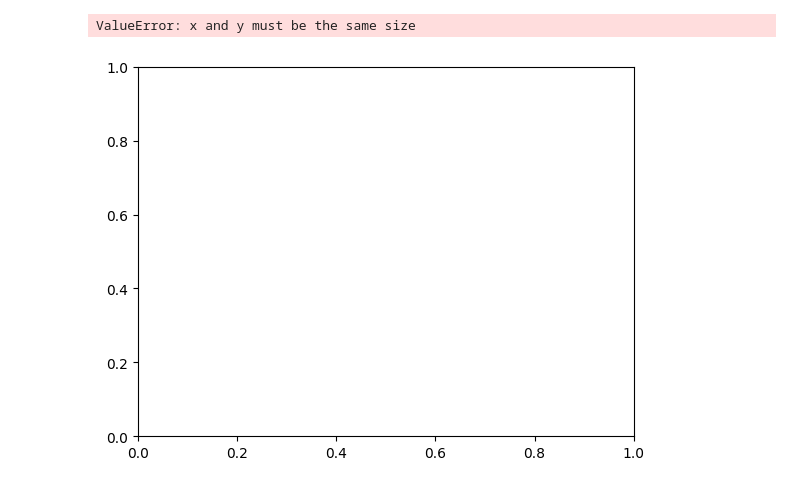
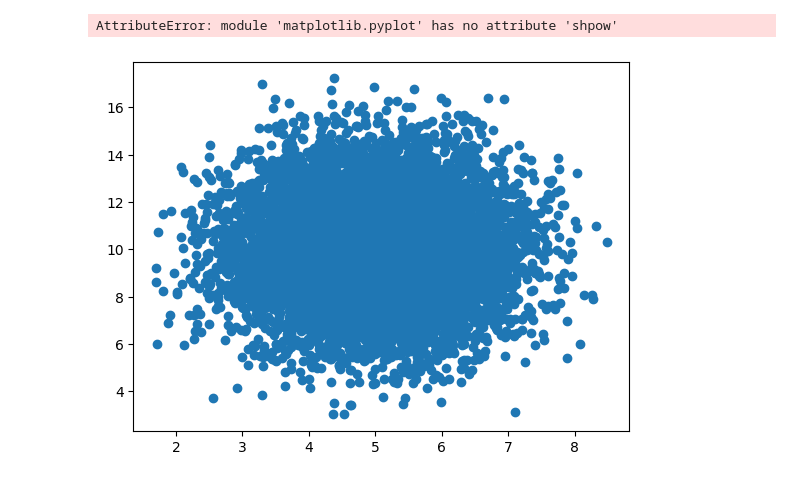
Before and after one commit to ernesth010/Discord-project, a Jupyter notebook: Untitled1.ipynb, the cells around one changed output. Drawn from its saved outputs; the diff is of its cells as text; code cells hidden in the pictures.

```diff
--- a/Untitled1.ipynb
+++ b/Untitled1.ipynb
@@ -18,35 +18,42 @@
 # print(x)
 # x = numpy.var(speed)
 # print(x)
 # x = numpy.std(speedb)
 # print(x)
 # x = numpy.var(speedb)
 # print(x)
 #
 
 #  import numpy
 # ages = [9,31,23,48,74,63,7,6,7,445,67,38,65]
 # x = numpy.percentile (ages, q=75)
 # print(x)
 
 # import numpy as np
 # import matplotlib.pyplot as plt
 # x =np.random.uniform(low =0.0,high=5.0, size=250)
 # plt.hist(x, bars =10)
 # plt.show()
 
 # import numpy
 # import matplotlib.pyplot as plt
 # x = numpy.random.normal(loc = 5.0, scale = 1.0, size = 10000)
 
 # plt.hist(x, bins = 100)
 # plt.show()
 
+# import matplotlib.pyplot as plt
+# x = [5,7,8,7,3,17, 9,6,12,9,11]
+# y = [99,86,87,88,111,86,103,87,77,86,85,99]
+# plt.scatter(x,y)
+# plt.show()
+
+import numpy as np
 import matplotlib.pyplot as plt
-x = [5,7,8,7,3,17, 9,6,12,9,11]
-y = [99,86,87,88,111,86,103,87,77,86,85,99]
+x = numpy.random.normal(loc=5.0, scale=1.0, size=10000)
+y = numpy.random.normal(loc=10.0, scale=2.0, size=10000)
 plt.scatter(x,y)
-plt.show()
+plt.shpow()
 # %% [output]
-ValueError: x and y must be the same size
+AttributeError: module 'matplotlib.pyplot' has no attribute 'shpow'
-[figure, old version]
+[figure, new version]
```
